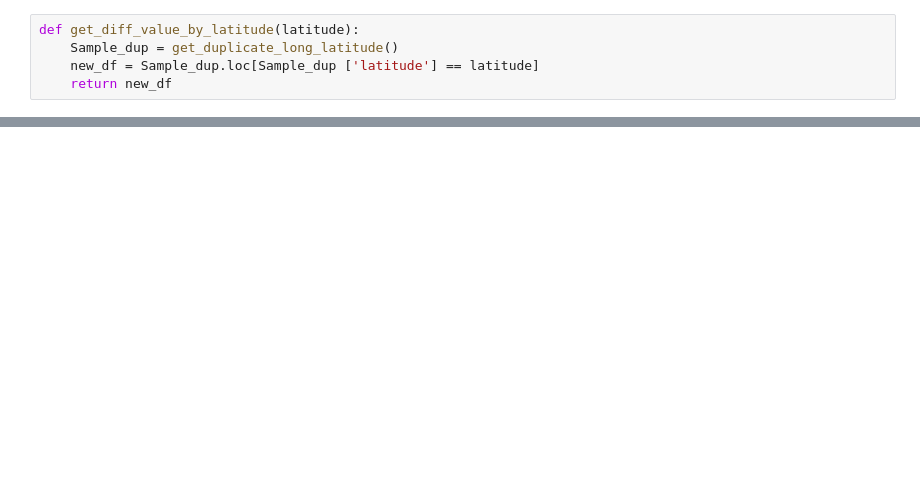
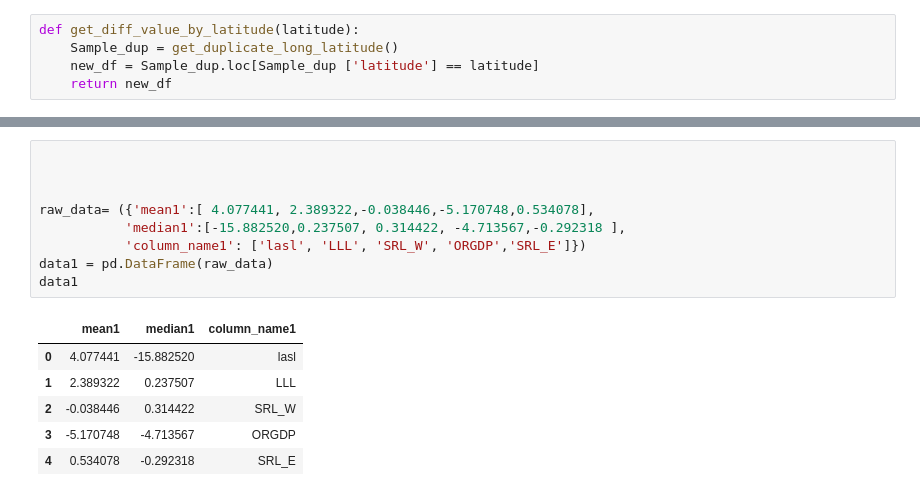
Before and after one commit to sharmilathapa/unicorn, a Jupyter notebook: intern.ipynb, the cells around one changed output, grey strips where cells are left out. Drawn from its saved outputs; the diff is of its cells as text; blank space fills up the shorter version.

```diff
--- a/intern.ipynb
+++ b/intern.ipynb
@@ -177,0 +414,16 @@ mean.plot(kind='bar')
+# %%
+
+
+
+raw_data= ({'mean1':[ 4.077441, 2.389322,-0.038446,-5.170748,0.534078],
+           'median1':[-15.882520,0.237507, 0.314422, -4.713567,-0.292318 ],
+           'column_name1': ['lasl', 'LLL', 'SRL_W', 'ORGDP','SRL_E']})
+data1 = pd.DataFrame(raw_data)
+data1
+# %% [output]
+|  | mean1 | median1 | column_name1 |
+| 0 | 4.077441 | -15.882520 | lasl |
+| 1 | 2.389322 | 0.237507 | LLL |
+| 2 | -0.038446 | 0.314422 | SRL_W |
+| 3 | -5.170748 | -4.713567 | ORGDP |
+| 4 | 0.534078 | -0.292318 | SRL_E |
```
Also changed, not shown: parts of 36 cells of this notebook, 2 other files.
